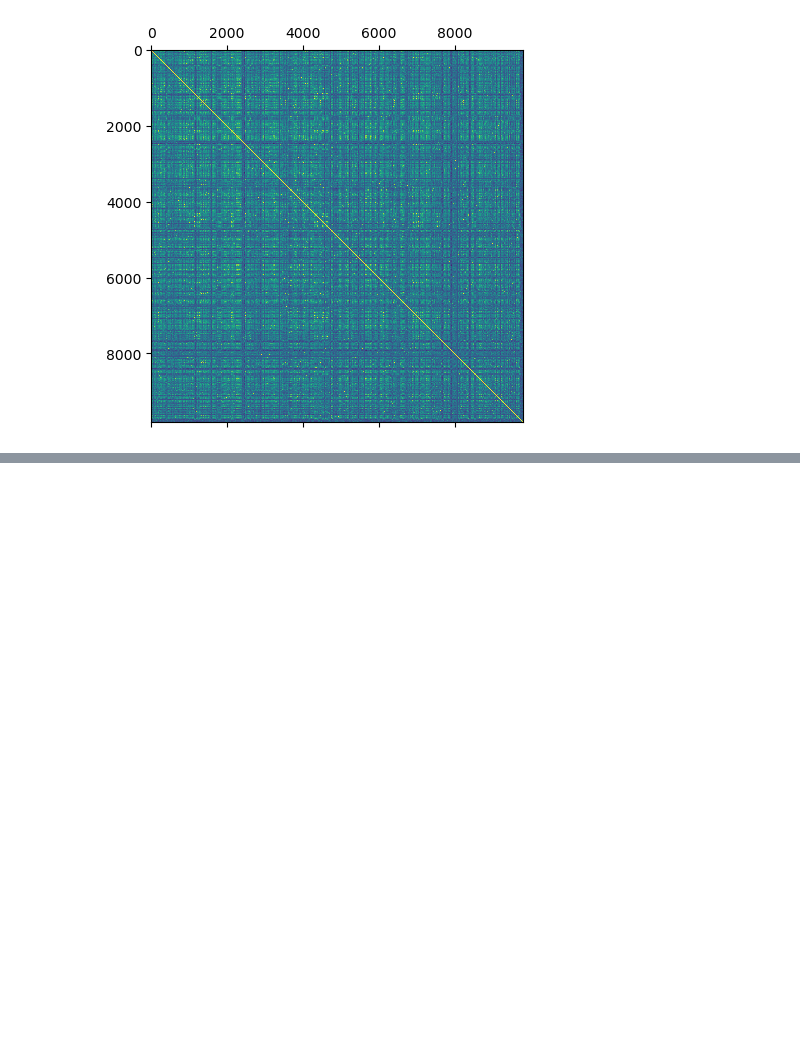
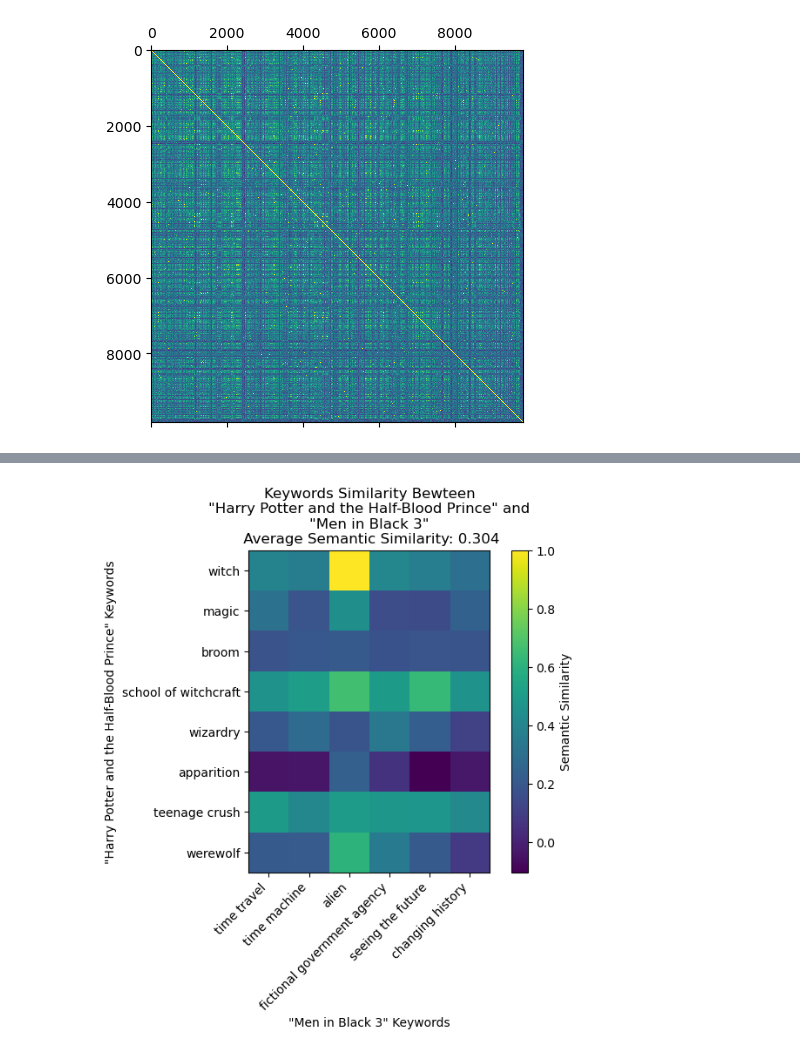
Before and after one commit to MasoMath/movie-recomendation, a Jupyter notebook: ml_dev.ipynb, the cells around one changed output, grey strips where cells are left out. Saved outputs shown, nothing was run; the diff lists cells and outputs as text; code cells hidden in the pictures; blank space fills up the shorter version.

Commit message:
made functions for semantic similarity

```diff
--- a/ml_dev.ipynb
+++ b/ml_dev.ipynb
@@ -189,0 +203,3 @@ plt.matshow(keyword_similarity)
+# %%
+genre_mat = np.loadtxt('similarity_matrices/genre.csv', delimiter=',')
+keyword_mat = np.loadtxt('similarity_matrices/keywords.csv', delimiter=',')
@@ -189,0 +351,4 @@ plt.matshow(keyword_similarity)
+# %%
+semantic_similarity_plot(row1=8, row2=18, attribute='keywords', similarity_matrix=keyword_mat, moviedata=md, savepath=None)
+# %% [output]
+[figure, added]
```
Also changed, not shown: parts of 12 cells of this notebook, 1 other file.
